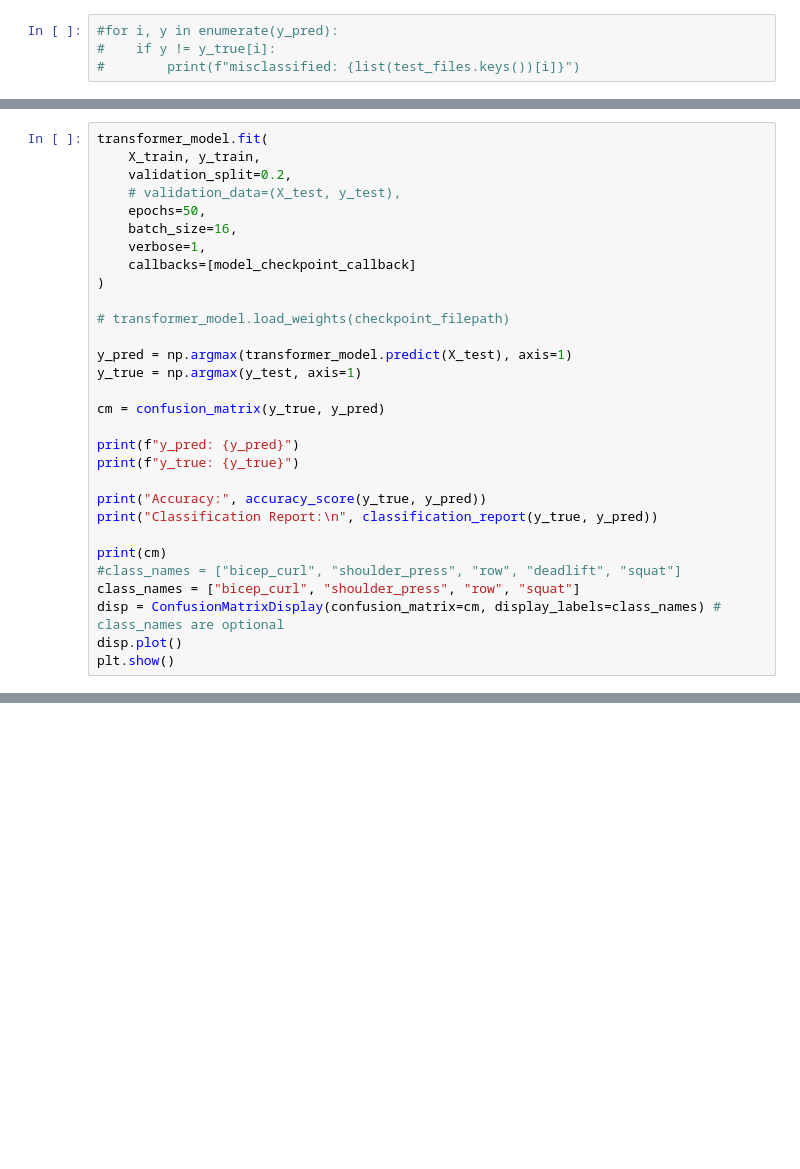
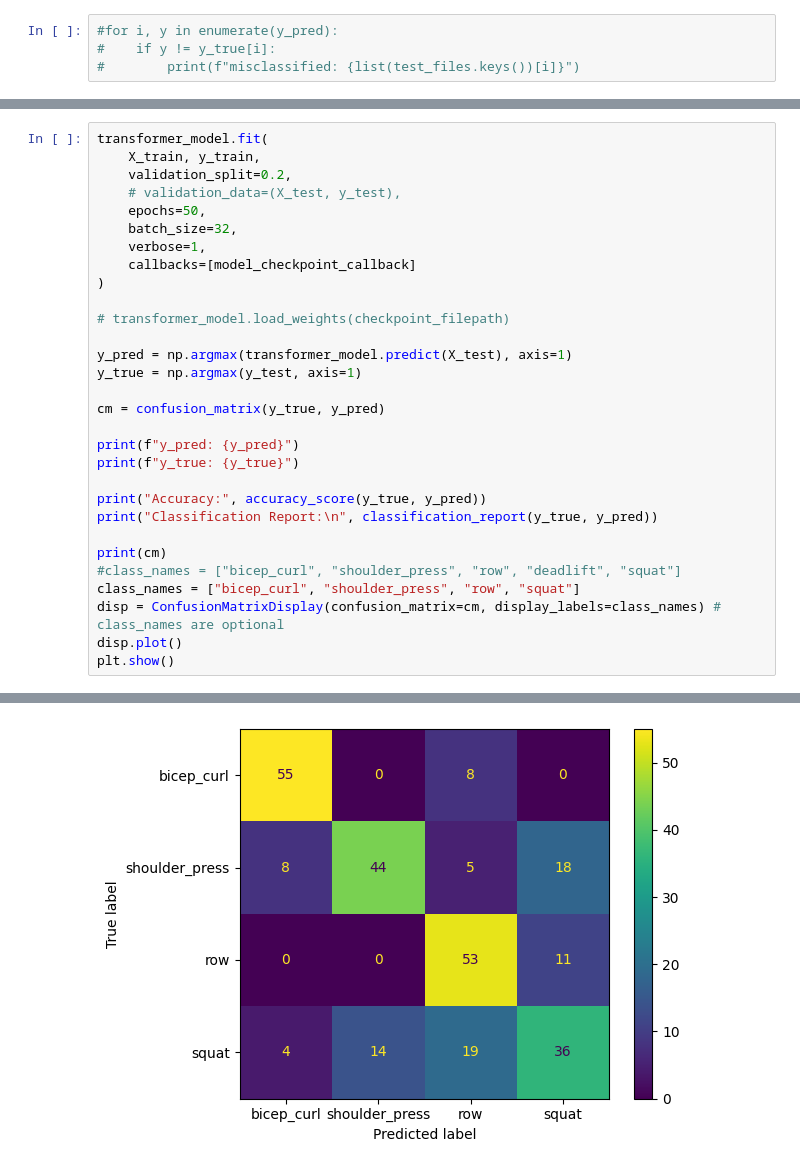
Before and after one commit to suzm10/wireless-imu-activity-tracking, a Jupyter notebook: data_process/process.ipynb, the cells around one changed output, grey strips where cells are left out. Drawn from its saved outputs; the diff is of its cells as text; blank space fills up the shorter version.

```diff
--- a/data_process/process.ipynb
+++ b/data_process/process.ipynb
@@ -533,7 +829,7 @@ transformer_model.fit(
     validation_split=0.2,
     # validation_data=(X_test, y_test),
     epochs=50,
-    batch_size=16,
+    batch_size=32,
     verbose=1,
     callbacks=[model_checkpoint_callback]
 )
@@ -557,3 +853,4 @@ class_names = ["bicep_curl", "shoulder_press", "row", "squat"]
 disp = ConfusionMatrixDisplay(confusion_matrix=cm, display_labels=class_names) # class_names are optional
 disp.plot()
 plt.show()
+# %% [output]
@@ -560,3 +874,4 @@ plt.show()
+[figure, added]
 # %%
 gru_model = Sequential([
     Input(shape=(X_train.shape[1], X_train.shape[2])),
```
Also changed, not shown: parts of 18 cells of this notebook, 2 other files.
